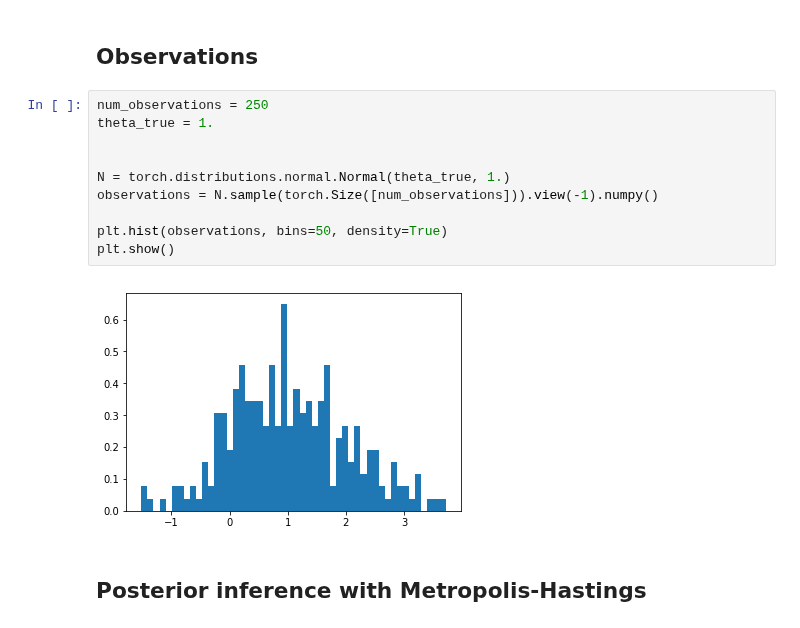
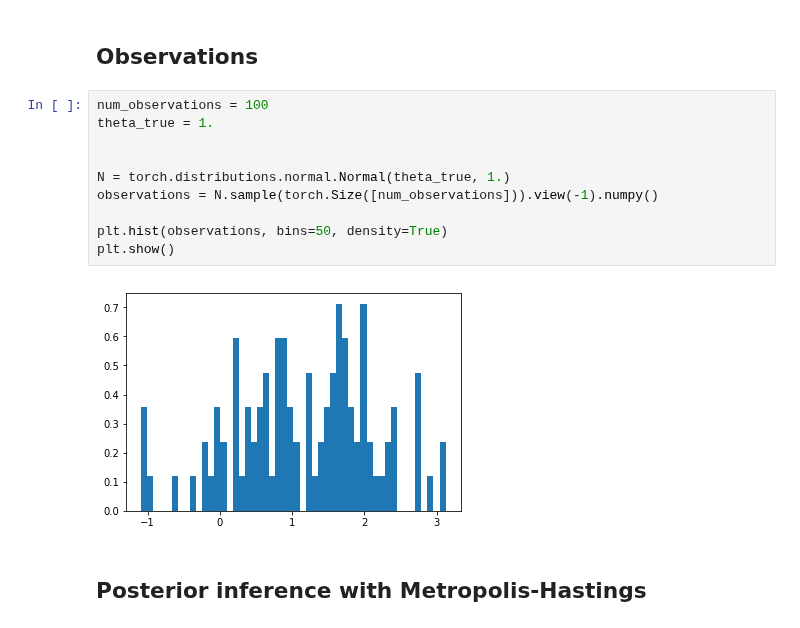
Before and after one commit to montefiore-institute/hypothesis, a Jupyter notebook: examples/metropolis_hastings.ipynb, the cells around one changed output. Saved outputs shown, nothing was run; the diff lists cells and outputs as text.

```diff
--- a/examples/metropolis_hastings.ipynb
+++ b/examples/metropolis_hastings.ipynb
@@ -7,17 +7,17 @@ import matplotlib.pyplot as plt
 # %% [markdown]
 ## Observations
 # %%
-num_observations = 250
+num_observations = 100
 theta_true = 1.
 
 
 N = torch.distributions.normal.Normal(theta_true, 1.)
 observations = N.sample(torch.Size([num_observations])).view(-1).numpy()
 
 plt.hist(observations, bins=50, density=True)
 plt.show()
 # %% [output]
-[figure, old version]
+[figure, new version]
 # %% [markdown]
 ## Posterior inference with Metropolis-Hastings
 # %%
```
Also changed, not shown: parts of 13 cells of this notebook, 2 other files.
